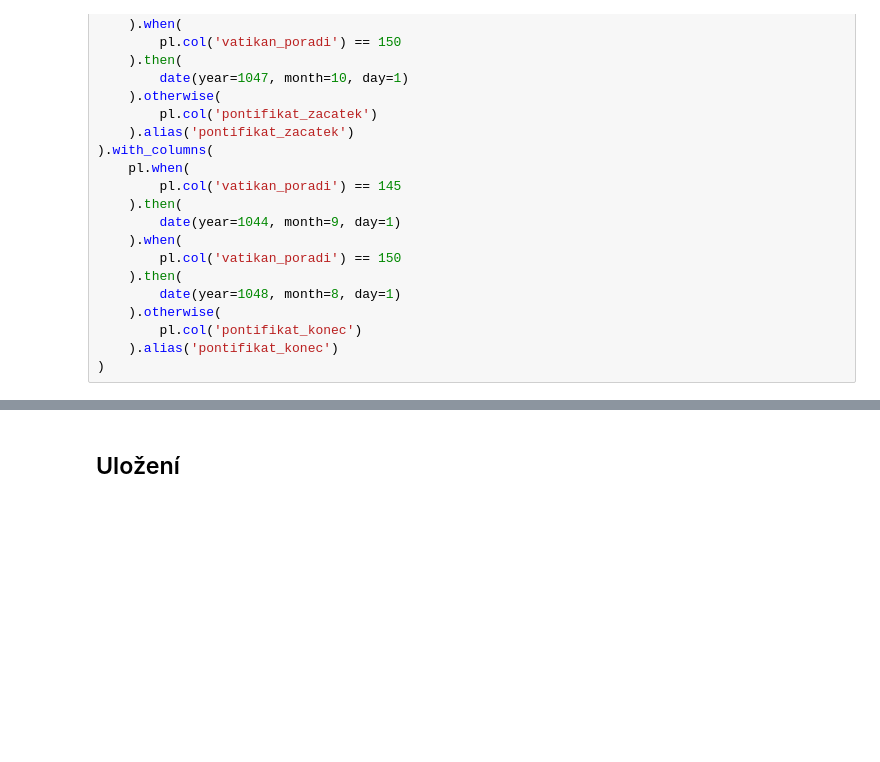
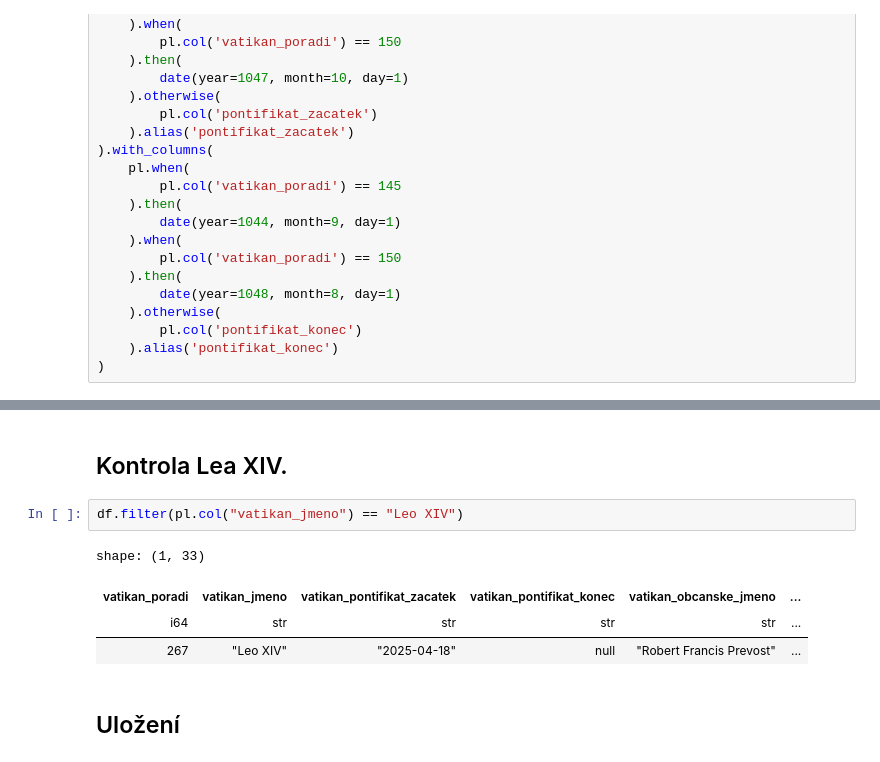
Before and after one commit to DataRozhlas/papezstvo, a Jupyter notebook: 008_kontrola_a_spojeni.ipynb, the cells around one changed output, grey strips where cells are left out. Cells and saved outputs as stored; diff of their text form; blank space fills up the shorter version.

```diff
--- a/008_kontrola_a_spojeni.ipynb
+++ b/008_kontrola_a_spojeni.ipynb
@@ -407,3 +407,12 @@ shape: (3, 32)
+# %% [markdown]
+## Kontrola Lea XIV.
+# %%
+df.filter(pl.col("vatikan_jmeno") == "Leo XIV")
+# %% [output]
+shape: (1, 33)
+| vatikan_poradi | vatikan_jmeno | vatikan_pontifikat_zacatek | vatikan_pontifikat_konec | vatikan_obcanske_jmeno | ... |
+| i64 | str | str | str | str | ... |
+| 267 | "Leo XIV" | "2025-04-18" | null | "Robert Francis Prevost" | ... |
 # %% [markdown]
 ## Uložení
 # %%
```
Also changed, not shown: parts of 19 cells of this notebook, 19 other files.
